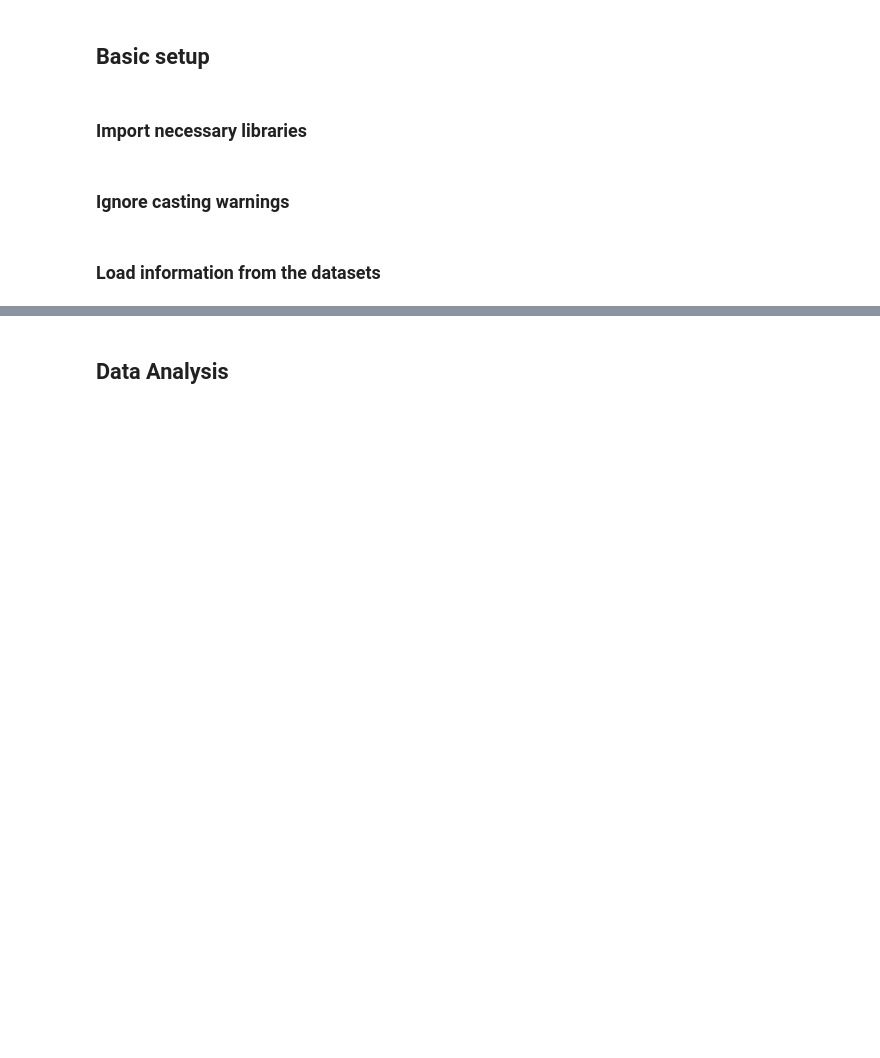
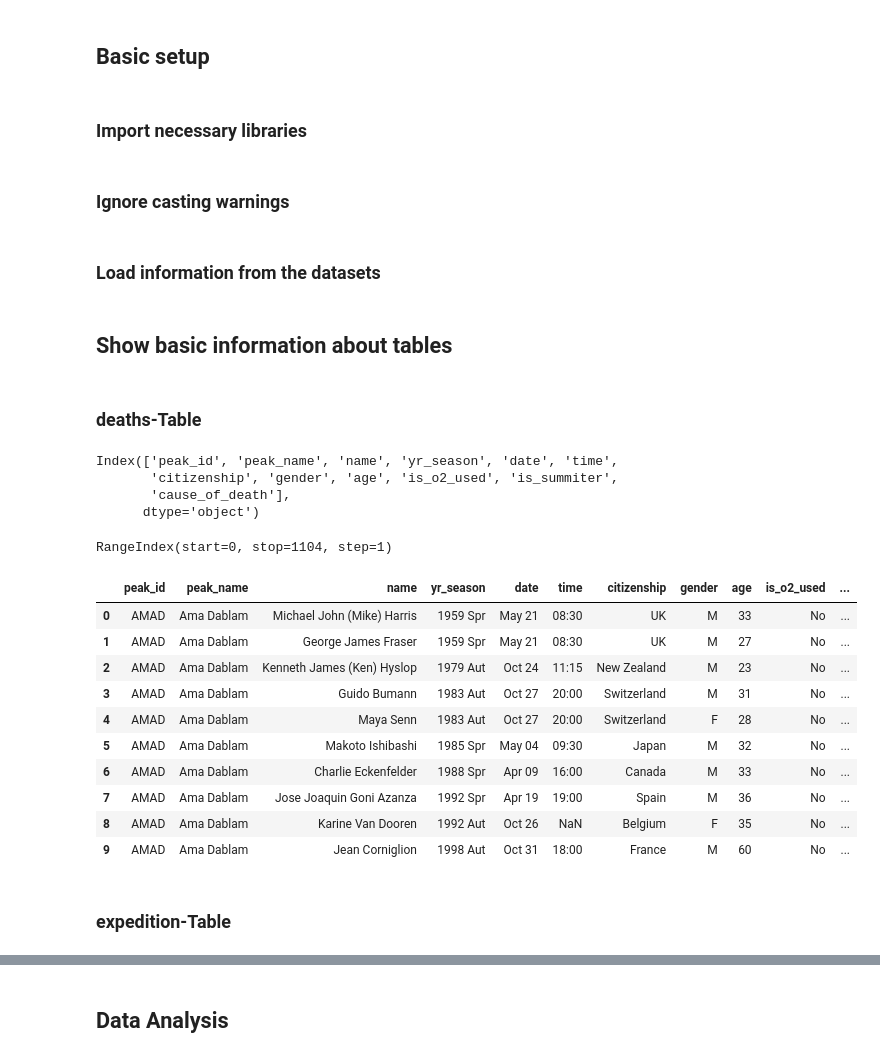
Before and after one commit to DmytroRi/himalayan_expeditions, a Jupyter notebook: HimalayaInsights.ipynb, the cells around one changed output, grey strips where cells are left out. Cells and saved outputs as stored; diff of their text form; code cells hidden in the pictures; blank space fills up the shorter version.

Commit message:
Adjustment to new tables

```diff
--- a/HimalayaInsights.ipynb
+++ b/HimalayaInsights.ipynb
@@ -22,0 +22,31 @@ ddict   = pd.read_csv('data\\himalayan_data_dictionary.csv')            # data d
+# %% [markdown]
+## Show basic information about tables
+# %% [markdown]
+### deaths-Table
+# %%
+deaths.columns
+# %% [output]
+Index(['peak_id', 'peak_name', 'name', 'yr_season', 'date', 'time',
+       'citizenship', 'gender', 'age', 'is_o2_used', 'is_summiter',
+       'cause_of_death'],
+      dtype='object')
+# %%
+deaths.index
+# %% [output]
+RangeIndex(start=0, stop=1104, step=1)
+# %%
+deaths.head(10)
+# %% [output]
+|  | peak_id | peak_name | name | yr_season | date | time | citizenship | gender | age | is_o2_used | ... |
+| 0 | AMAD | Ama Dablam | Michael John (Mike) Harris | 1959 Spr | May 21 | 08:30 | UK | M | 33 | No | ... |
+| 1 | AMAD | Ama Dablam | George James Fraser | 1959 Spr | May 21 | 08:30 | UK | M | 27 | No | ... |
+| 2 | AMAD | Ama Dablam | Kenneth James (Ken) Hyslop | 1979 Aut | Oct 24 | 11:15 | New Zealand | M | 23 | No | ... |
+| 3 | AMAD | Ama Dablam | Guido Bumann | 1983 Aut | Oct 27 | 20:00 | Switzerland | M | 31 | No | ... |
+| 4 | AMAD | Ama Dablam | Maya Senn | 1983 Aut | Oct 27 | 20:00 | Switzerland | F | 28 | No | ... |
+| 5 | AMAD | Ama Dablam | Makoto Ishibashi | 1985 Spr | May 04 | 09:30 | Japan | M | 32 | No | ... |
+| 6 | AMAD | Ama Dablam | Charlie Eckenfelder | 1988 Spr | Apr 09 | 16:00 | Canada | M | 33 | No | ... |
+| 7 | AMAD | Ama Dablam | Jose Joaquin Goni Azanza | 1992 Spr | Apr 19 | 19:00 | Spain | M | 36 | No | ... |
+| 8 | AMAD | Ama Dablam | Karine Van Dooren | 1992 Aut | Oct 26 | NaN | Belgium | F | 35 | No | ... |
+| 9 | AMAD | Ama Dablam | Jean Corniglion | 1998 Aut | Oct 31 | 18:00 | France | M | 60 | No | ... |
+# %% [markdown]
+### expedition-Table
```
Also changed, not shown: parts of 21 cells of this notebook.
